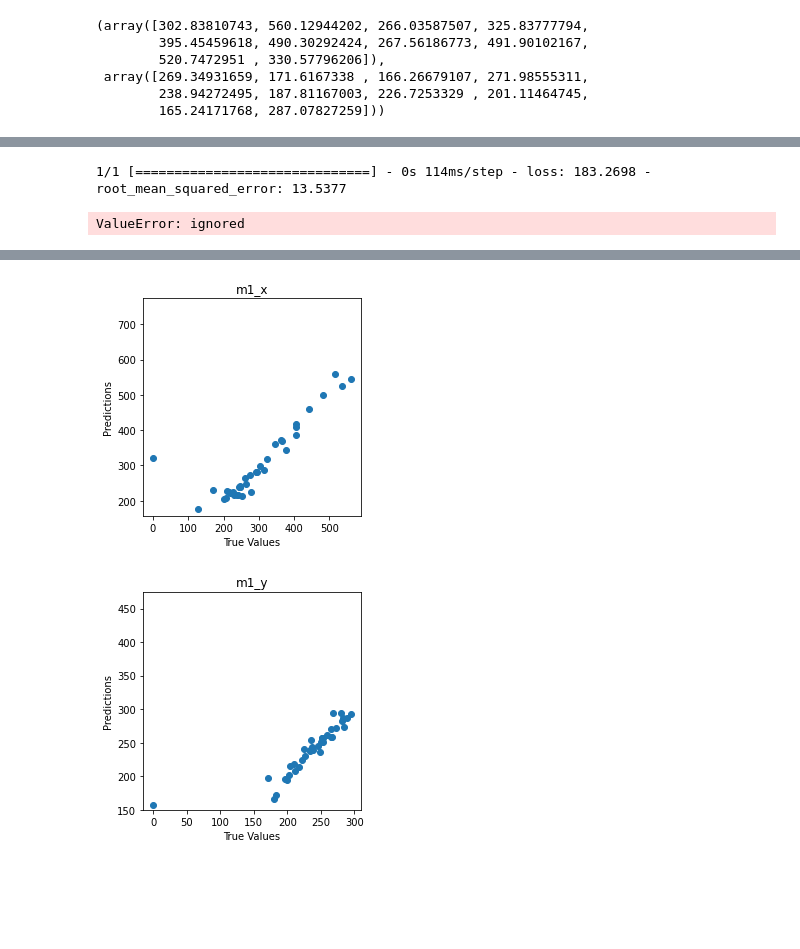
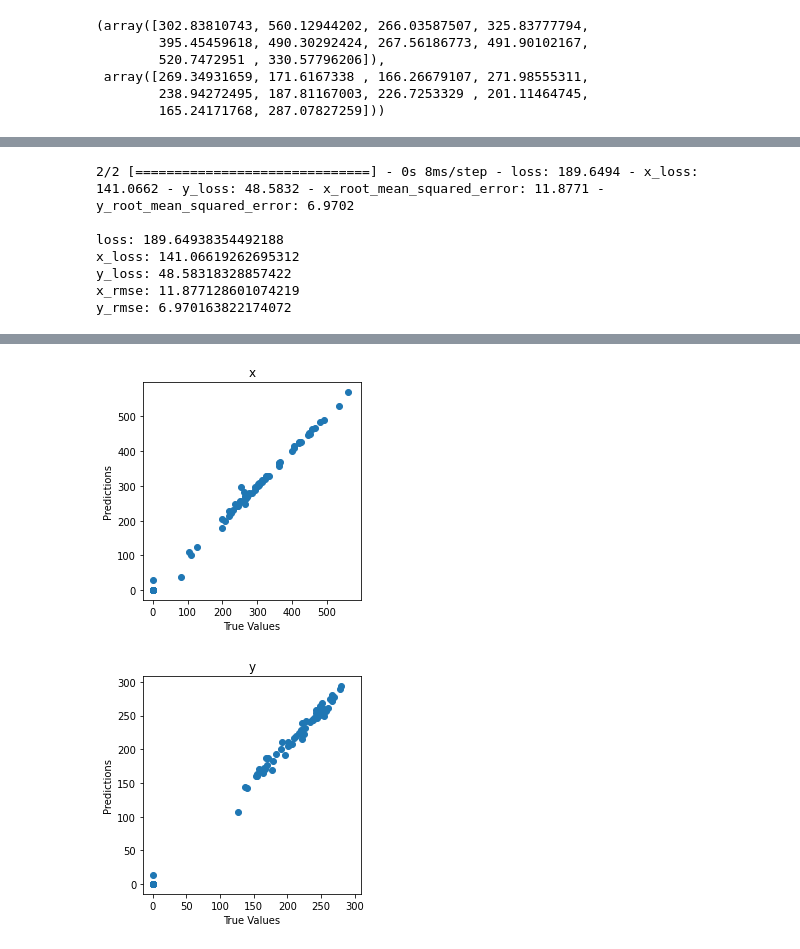
Before and after one commit to edulapalle/CS584-ML-HW3, a Jupyter notebook: ML_HW3.ipynb, the cells around one changed output, grey strips where cells are left out. Saved outputs shown, nothing was run; the diff lists cells and outputs as text; code cells hidden in the pictures; blank space fills up the shorter version.

```diff
--- a/ML_HW3.ipynb
+++ b/ML_HW3.ipynb
@@ -167,7 +209,7 @@ df_m2 = df_m2.apply(pd.to_numeric)
 # %%
 #train test split (70-30) 70% train data 20% test data 10% validation unseen data.
-train_m1, test_m1 = train_test_split(df_m1, test_size=0.2, random_state = 108)
-train_m1, val_m1 = train_test_split(train_m1, test_size=0.1, random_state = 108) # we need to take out some values for predicting results (val_m1 - unseen data)
+train_m1, test_m1 = train_test_split(df_main, test_size=0.3, random_state = 108)
+train_m1, val_m1 = train_test_split(train_m1, test_size=0.3, random_state = 108) # we need to take out some values for predicting results (val_m1 - unseen data)
 
 # train_m1 = df_m1.sample(frac=0.7, random_state=108)
 # test_m1 = df_m1.drop(train_m1.index)
@@ -193,9 +235,9 @@ def normalisation(x):
     return (x - train_stats['mean']) / train_stats['std']
 
 def format_output(data):
-    y1 = data.pop('m1_x')
+    y1 = data.pop('x')
     y1 = np.array(y1)
-    y2 = data.pop('m1_y')
+    y2 = data.pop('y')
     y2 = np.array(y2)
     return y1, y2
 # %%
@@ -264,15 +310,15 @@ model_m1 = Sequential([
 # %%
 #model compilation
-#model = build_model()
+model_m1 = build_model()
 
 # Specify the optimizer, and compile the model with loss functions for both outputs
 optimizer = tf.keras.optimizers.Adam(learning_rate=0.001)# we wil use Adam optimiser and start with lr = 0.01
 model_m1.compile(optimizer=optimizer,
-              #loss={'m1_x': 'mse', 'm1_y': 'mse'}, #we are insturcted to use L2 loss for both loss and evalution metrics.
-              # metrics={'m1_x': tf.keras.metrics.RootMeanSquaredError(),
-              #          'm1_y': tf.keras.metrics.RootMeanSquaredError()})
-              loss='mse',
-              metrics=tf.keras.metrics.RootMeanSquaredError())
+              loss={'x': 'mse', 'y': 'mse'}, #we are insturcted to use L2 loss for both loss and evalution metrics.
+              metrics={'x': tf.keras.metrics.RootMeanSquaredError(),
+                       'y': tf.keras.metrics.RootMeanSquaredError()})
+              # loss='mse',
+              # metrics=tf.keras.metrics.RootMeanSquaredError())
 # %%
 model_m1.summary()
 # %% [output]
@@ -345,5 +418,6 @@ plt.show()
 # %%
-# Test the model and print loss and rmse for both outputs # here we are using validation data.
+# Test the model and print loss and rmse for both outputs # here we are using validation data. # lower is better
+
 # test_results = {}
 
 # test_results['m1_x1'] = model_m1.evaluate(
@@ -354,13 +428,18 @@ loss, Y1_loss, Y2_loss, Y1_rmse, Y2_rmse = model_m1.evaluate(x=norm_val_X, y=val
 
 print()
 print(f'loss: {loss}')
-print(f'm1_x_loss: {Y1_loss}')
-print(f'm1_y_loss: {Y2_loss}')
-print(f'm1_x_rmse: {Y1_rmse}')
-print(f'm1_y_rmse: {Y2_rmse}')
+print(f'x_loss: {Y1_loss}')
+print(f'y_loss: {Y2_loss}')
+print(f'x_rmse: {Y1_rmse}')
+print(f'y_rmse: {Y2_rmse}')
 # %% [output]
-1/1 [==============================] - 0s 114ms/step - loss: 183.2698 - root_mean_squared_error: 13.5377
+2/2 [==============================] - 0s 8ms/step - loss: 189.6494 - x_loss: 141.0662 - y_loss: 48.5832 - x_root_mean_squared_error: 11.8771 - y_root_mean_squared_error: 6.9702
+
+loss: 189.64938354492188
+x_loss: 141.06619262695312
+y_loss: 48.58318328857422
+x_rmse: 11.877128601074219
+y_rmse: 6.970163822174072
-ValueError: ignored
 # %%
 #plotting
 def plot_diff(y_true, y_pred, title=''):
@@ -370,24 +449,26 @@ def plot_diff(y_true, y_pred, title=''):
     plt.ylabel('Predictions')
     plt.axis('equal')
     plt.axis('square')
-    plt.xlim(plt.xlim())
-    plt.ylim(plt.ylim())
-    plt.plot([-100, 100], [-100, 100])
+    #plt.xlim(plt.xlim())
+    #plt.ylim(plt.ylim())
+    #plt.plot([-100, 100], [-100, 100])
+    #plt.plot(y_true,y_pred,'-')
     plt.show()
 
 
-def plot_metrics(metric_name, title, ylim=5):
+def plot_metrics(T_metric_name,val_metric_name, title, ylim=5):
     plt.title(title)
     plt.ylim(0, ylim)
-    plt.plot(history.history[metric_name], color='blue', label=metric_name)
-    plt.plot(history.history['val_' + metric_name], color='green', label='val_' + metric_name)
+    plt.plot(history.history[T_metric_name], color='blue', label=T_metric_name)
+    plt.plot(history.history[val_metric_name], color='red', label=val_metric_name)
     plt.show()
 # %%
 # Run predict
-Y_pred = model.predict(norm_test_X)
+Y_pred = model_m1.predict(norm_test_X)
+#Y_pred
 m1_x_pred = Y_pred[0]
 m1_y_pred = Y_pred[1]
 
-plot_diff(test_Y[0], Y_pred[0], title='m1_x')
-plot_diff(test_Y[1], Y_pred[1], title='m1_y')
+plot_diff(test_Y[0], Y_pred[0], title='x')
+plot_diff(test_Y[1], Y_pred[1], title='y')
 # %% [output]
@@ -395,2 +476,2 @@ plot_diff(test_Y[1], Y_pred[1], title='m1_y')
-[figure, old version]
+[figure, new version]
-[figure, old version]
+[figure, new version]
```
Also changed, not shown: parts of 14 cells of this notebook.
